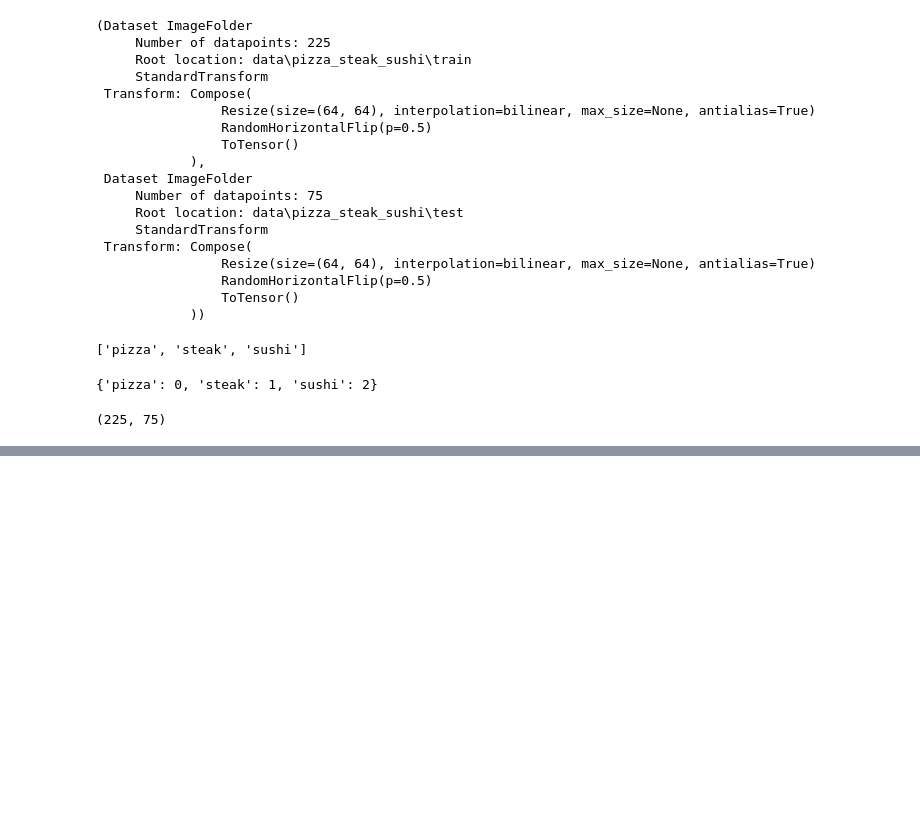
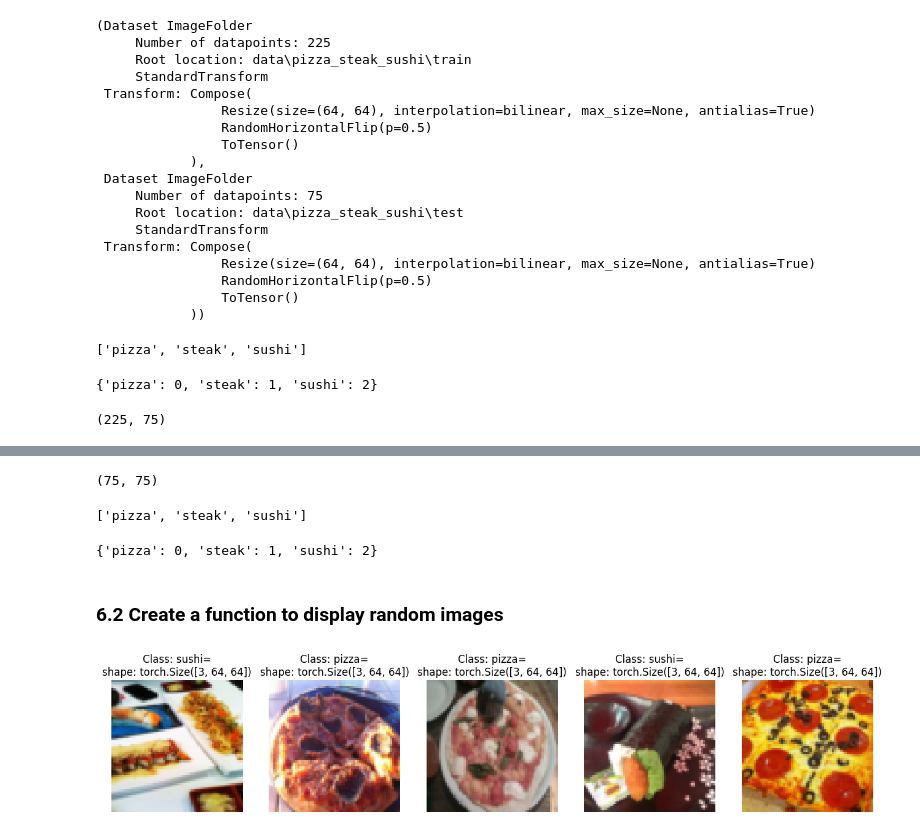
Before and after one commit to shaheer776/ai-portfolio-python, a Jupyter notebook: PyTorch/06_Pytorch_Custom_dataset.ipynb, the cells around one changed output, grey strips where cells are left out. Cells and saved outputs as stored; diff of their text form; code cells hidden in the pictures; blank space fills up the shorter version.

```diff
--- a/PyTorch/06_Pytorch_Custom_dataset.ipynb
+++ b/PyTorch/06_Pytorch_Custom_dataset.ipynb
@@ -254,0 +464,59 @@ len(train_data), len(test_data)
+# %%
+len(test_data), len(test_data_custom)
+# %% [output]
+(75, 75)
+# %%
+train_data_custom.classes
+# %% [output]
+['pizza', 'steak', 'sushi']
+# %%
+train_data_custom.class_to_idx
+# %% [output]
+{'pizza': 0, 'steak': 1, 'sushi': 2}
+# %% [markdown]
+### 6.2 Create a function to display random images
+# %%
+# 1. Create a function to take in a dataset
+def display_random_images(dataset: torch.utils.data.Dataset,
+                          classes: List[str] = None,
+                          n: int = 10,
+                          display_shape: bool = True,
+                          seed: int = None):
+    # 2. Adjust display if n is too high
+    if n > 10:
+        n = 10
+        display_shape = False
+        print(f"For display purposes, n shouldn't be larger than 10, setting n equal to 10")
+
+    # 3. Set the seed
+    if seed:
+        random.seed(seed)
+
+    # 4. Get random sample indexes
+    random_samples_idx = random.sample(range(len(dataset)), k=n)
+
+    # 5. Setup Plot
+    plt.figure(figsize=(16,8))
+
+    # 6. Loop through random indexes and plot them with matplotlib
+    for i, target_sample in enumerate(random_samples_idx):
+        target_image, target_label = dataset[target_sample][0], dataset[target_sample][1]
+
+        # 7. Adjust tensor dimensions for plotting
+        target_image_adjust = target_image.permute(1, 2, 0)
+
+        plt.subplot(1,n, i+1)
+        plt.imshow(target_image_adjust)
+        plt.axis('off')
+        if classes:
+            title = f'Class: {classes[target_label]}'
+            if display_shape:
+                title = title + f'=\nshape: {target_image.shape}'
+        plt.title(title)
+# %%
+display_random_images(train_data,
+                      classes=class_names,
+                      n=5,
+                      seed=42)
+# %% [output]
+[figure, added]
```
Also changed, not shown: parts of 49 cells of this notebook.
